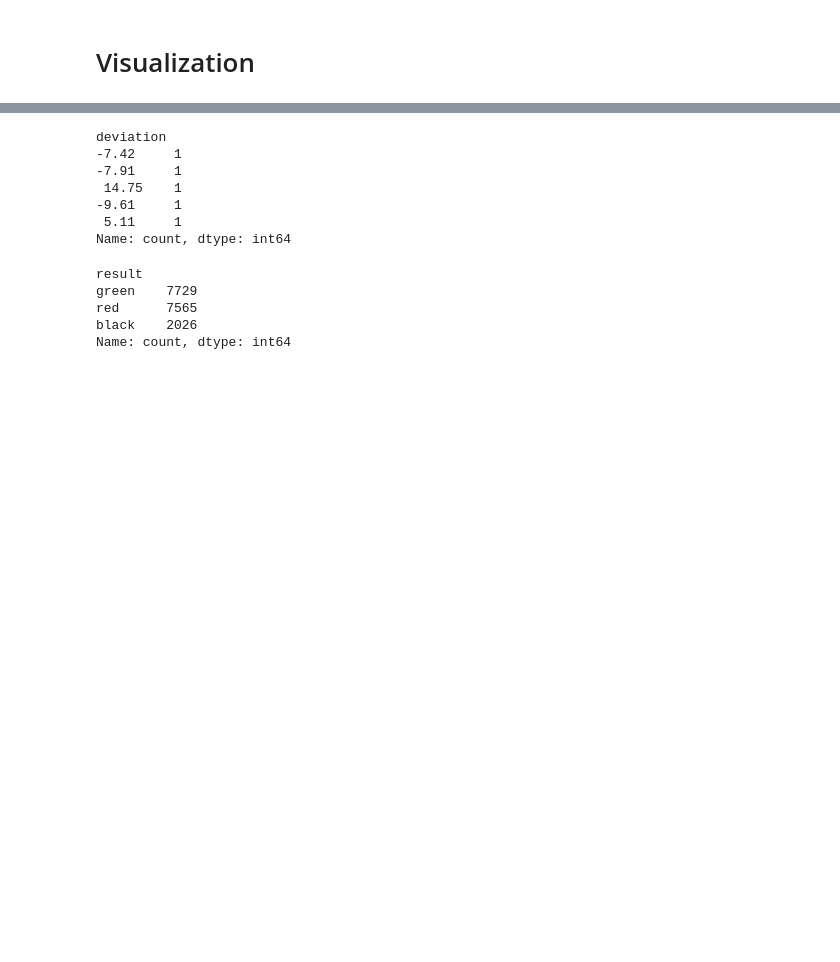
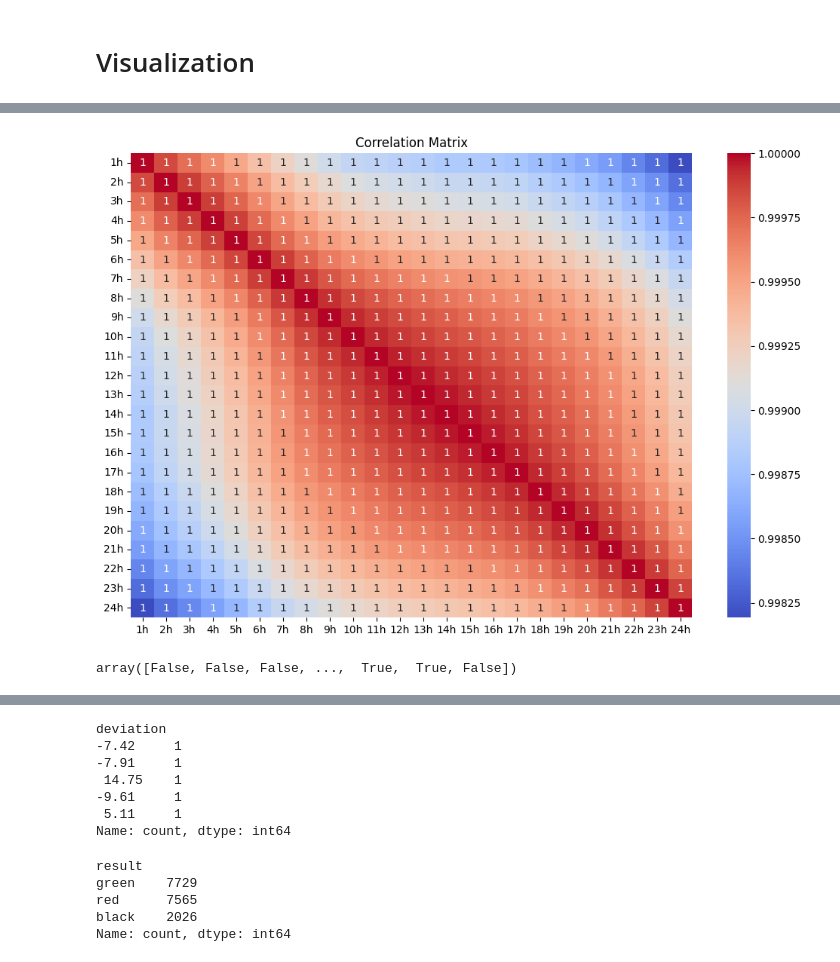
Before and after one commit to shreyash99ramtekkar/forex-economic-analysis, a Jupyter notebook: economic_analysis.ipynb, the cells around one changed output, grey strips where cells are left out. Saved outputs shown, nothing was run; the diff lists cells and outputs as text; code cells hidden in the pictures; blank space fills up the shorter version.

```diff
--- a/economic_analysis.ipynb
+++ b/economic_analysis.ipynb
@@ -210,0 +180,13 @@ Name: count, dtype: int64
+# %%
+# Visualize the correlation matrix
+plt.figure(figsize=(12, 8))
+correlation_matrix = frame[[str(hour) +'h' for hour in np.arange(1,25) ]].corr()
+sns.heatmap(correlation_matrix, annot=True, cmap='coolwarm')
+plt.title('Correlation Matrix')
+plt.show()
+# %% [output]
+[figure, added]
+# %%
+frame.index.duplicated()
+# %% [output]
+array([False, False, False, ...,  True,  True, False])
```
Also changed, not shown: parts of 21 cells of this notebook, 3 other files.
